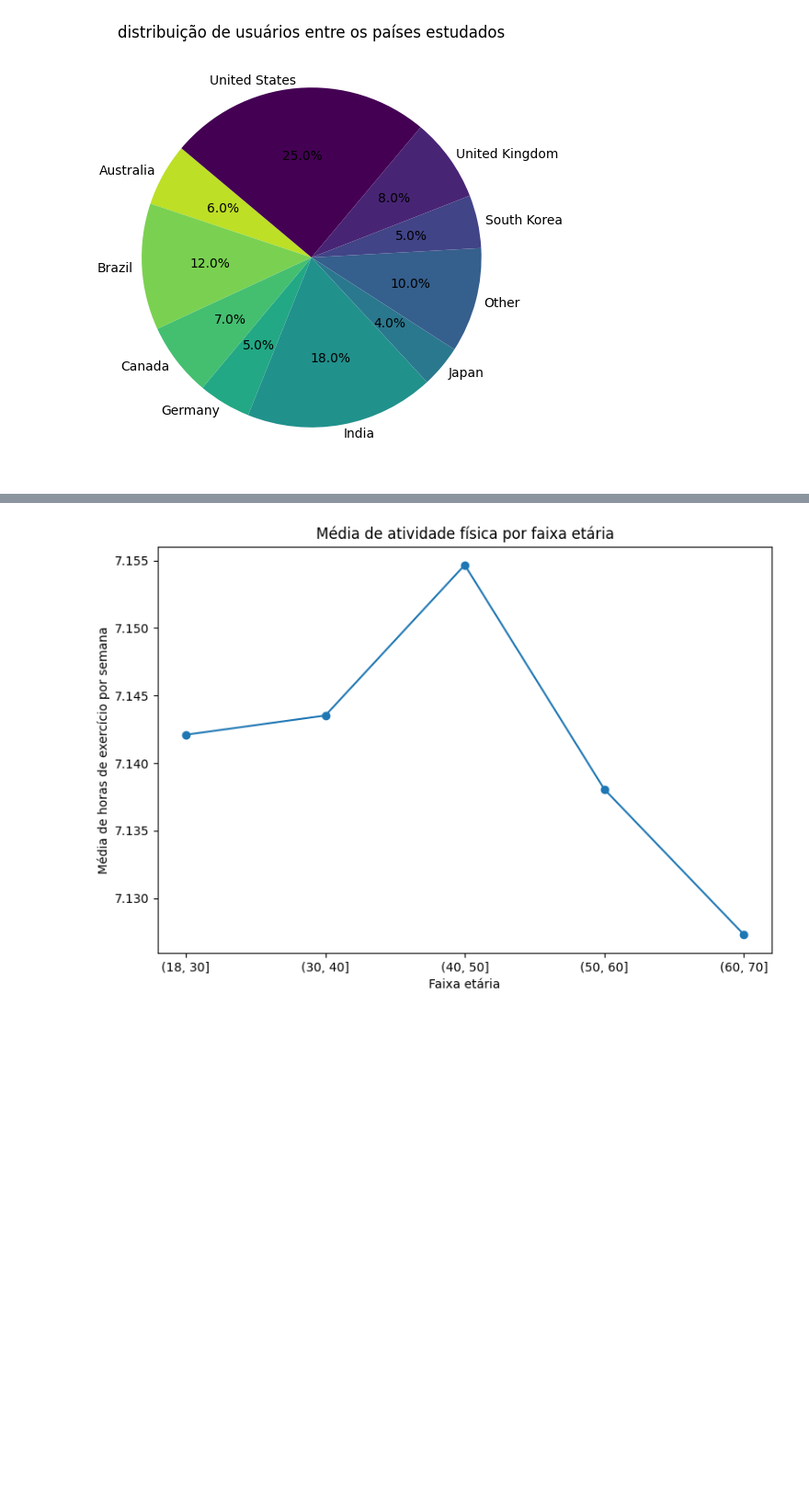
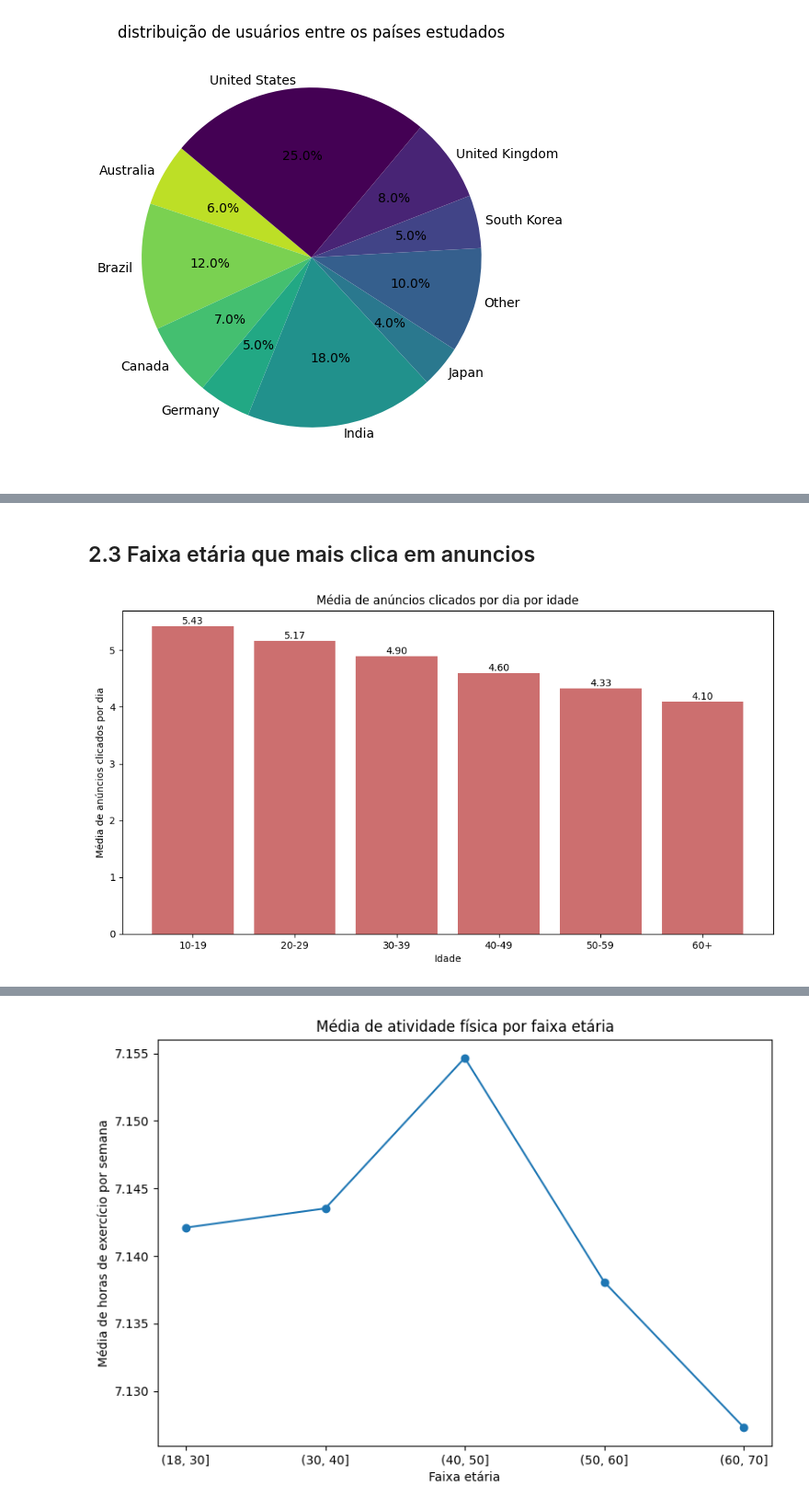
Before and after one commit to H3ytt0r62/SBD2-Social_Media_User_Analysis, a Jupyter notebook: Data layer/Raw/analytcs.ipynb, the cells around one changed output, grey strips where cells are left out. Shown at 92% size. Drawn from its saved outputs; the diff is of its cells as text; code cells hidden in the pictures; blank space fills up the shorter version.

```diff
--- a/Data layer/Raw/analytcs.ipynb
+++ b/Data layer/Raw/analytcs.ipynb
@@ -157,0 +183,26 @@ plt.show()
+# %% [markdown]
+##  2.3 Faixa etária que mais clica em anuncios
+# %%
+plt.figure(figsize=(12,6))
+
+bins= [10,20,30,40,50,60,70]
+labels = ['10-19','20-29','30-39','40-49','50-59','60+']
+
+df_raw['age_group'] = pd.cut(df_raw['age'], bins=bins, labels=labels, right=False)
+anum_id = df_raw.groupby('age_group', observed=True)['ads_clicked_per_day'].mean()
+resul = plt.bar(anum_id.index, anum_id.values, color="#B73232", alpha=0.7)
+for num in resul:
+    height = num.get_height()
+    plt.text(
+        num.get_x() + num.get_width() / 2,
+        height,
+        f'{height:1.2f}',
+        ha='center',
+        va='bottom'
+    )
+plt.xlabel("Idade")
+plt.ylabel("Média de anúncios clicados por dia")
+plt.title("Média de anúncios clicados por dia por idade")
+plt.show()
+# %% [output]
+[figure, added]
```
Also changed, not shown: parts of 39 cells of this notebook, 1 other file.
